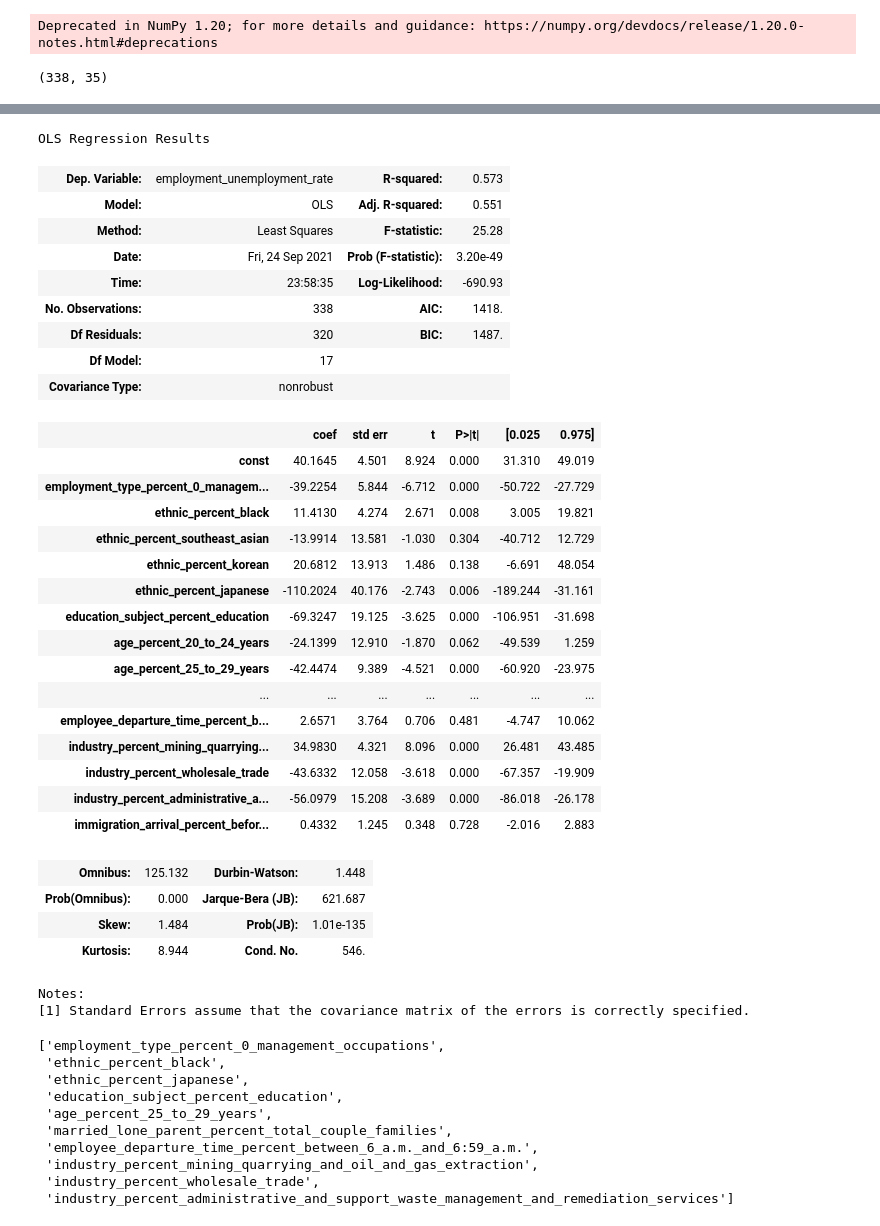
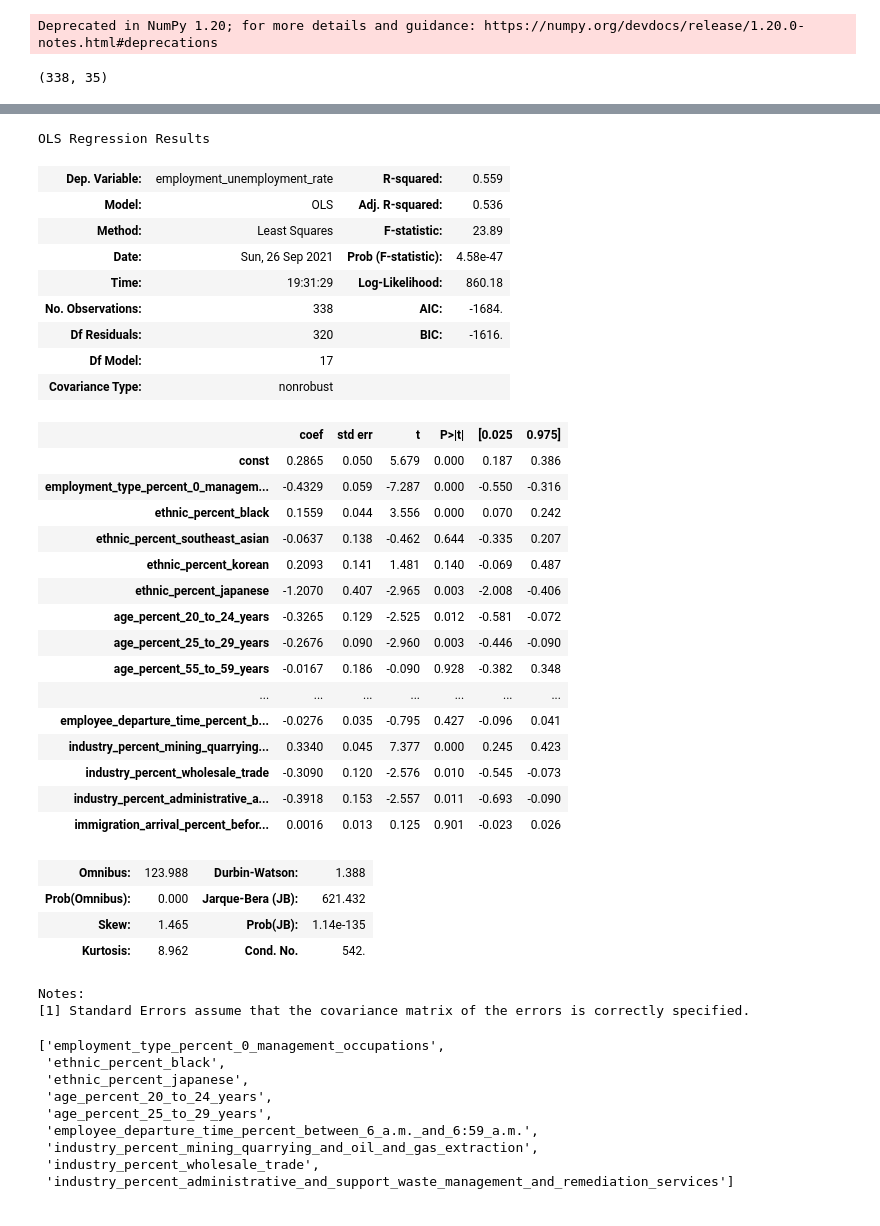
Before and after one commit to Chike-Ode/elections-research-project, a Jupyter notebook: notebooks/5.1 Clustering_Official-Copy1.ipynb, the cells around one changed output, grey strips where cells are left out. Saved outputs shown, nothing was run; the diff lists cells and outputs as text; code cells hidden in the pictures.

```diff
--- a/notebooks/5.1 Clustering_Official-Copy1.ipynb
+++ b/notebooks/5.1 Clustering_Official-Copy1.ipynb
@@ -78,7 +79,7 @@ X3=X2[X2.columns[selector.get_support()]]
 display(calc_vif(X3).sort_values('VIF').reset_index().head(50))
 X3 = sm.add_constant(X3) # adding a constant
 
-model = sm.OLS(y3, X3).fit()
+model = sm.OLS(y3/100, X3).fit()
 predictions = model.predict(X3)
 
 print_model = model.summary()
@@ -115,41 +116,40 @@ Deprecated in NumPy 1.20; for more details and guidance: https://numpy.org/devdo
 OLS Regression Results
-| Dep. Variable: | employment_unemployment_rate | R-squared: | 0.573 |
-| Model: | OLS | Adj. R-squared: | 0.551 |
-| Method: | Least Squares | F-statistic: | 25.28 |
-| Date: | Fri, 24 Sep 2021 | Prob (F-statistic): | 3.20e-49 |
-| Time: | 23:58:35 | Log-Likelihood: | -690.93 |
-| No. Observations: | 338 | AIC: | 1418. |
-| Df Residuals: | 320 | BIC: | 1487. |
+| Dep. Variable: | employment_unemployment_rate | R-squared: | 0.559 |
+| Model: | OLS | Adj. R-squared: | 0.536 |
+| Method: | Least Squares | F-statistic: | 23.89 |
+| Date: | Sun, 26 Sep 2021 | Prob (F-statistic): | 4.58e-47 |
+| Time: | 19:31:29 | Log-Likelihood: | 860.18 |
+| No. Observations: | 338 | AIC: | -1684. |
+| Df Residuals: | 320 | BIC: | -1616. |
 | Df Model: | 17 |  |  |
 | Covariance Type: | nonrobust |  |  |
 |  | coef | std err | t | P>|t| | [0.025 | 0.975] |
-| const | 40.1645 | 4.501 | 8.924 | 0.000 | 31.310 | 49.019 |
-| employment_type_percent_0_managem... | -39.2254 | 5.844 | -6.712 | 0.000 | -50.722 | -27.729 |
-| ethnic_percent_black | 11.4130 | 4.274 | 2.671 | 0.008 | 3.005 | 19.821 |
-| ethnic_percent_southeast_asian | -13.9914 | 13.581 | -1.030 | 0.304 | -40.712 | 12.729 |
-| ethnic_percent_korean | 20.6812 | 13.913 | 1.486 | 0.138 | -6.691 | 48.054 |
-| ethnic_percent_japanese | -110.2024 | 40.176 | -2.743 | 0.006 | -189.244 | -31.161 |
-| education_subject_percent_education | -69.3247 | 19.125 | -3.625 | 0.000 | -106.951 | -31.698 |
-| age_percent_20_to_24_years | -24.1399 | 12.910 | -1.870 | 0.062 | -49.539 | 1.259 |
-| age_percent_25_to_29_years | -42.4474 | 9.389 | -4.521 | 0.000 | -60.920 | -23.975 |
+| const | 0.2865 | 0.050 | 5.679 | 0.000 | 0.187 | 0.386 |
+| employment_type_percent_0_managem... | -0.4329 | 0.059 | -7.287 | 0.000 | -0.550 | -0.316 |
+| ethnic_percent_black | 0.1559 | 0.044 | 3.556 | 0.000 | 0.070 | 0.242 |
+| ethnic_percent_southeast_asian | -0.0637 | 0.138 | -0.462 | 0.644 | -0.335 | 0.207 |
+| ethnic_percent_korean | 0.2093 | 0.141 | 1.481 | 0.140 | -0.069 | 0.487 |
+| ethnic_percent_japanese | -1.2070 | 0.407 | -2.965 | 0.003 | -2.008 | -0.406 |
+| age_percent_20_to_24_years | -0.3265 | 0.129 | -2.525 | 0.012 | -0.581 | -0.072 |
+| age_percent_25_to_29_years | -0.2676 | 0.090 | -2.960 | 0.003 | -0.446 | -0.090 |
+| age_percent_55_to_59_years | -0.0167 | 0.186 | -0.090 | 0.928 | -0.382 | 0.348 |
 | ... | ... | ... | ... | ... | ... | ... |
-| employee_departure_time_percent_b... | 2.6571 | 3.764 | 0.706 | 0.481 | -4.747 | 10.062 |
-| industry_percent_mining_quarrying... | 34.9830 | 4.321 | 8.096 | 0.000 | 26.481 | 43.485 |
-| industry_percent_wholesale_trade | -43.6332 | 12.058 | -3.618 | 0.000 | -67.357 | -19.909 |
-| industry_percent_administrative_a... | -56.0979 | 15.208 | -3.689 | 0.000 | -86.018 | -26.178 |
-| immigration_arrival_percent_befor... | 0.4332 | 1.245 | 0.348 | 0.728 | -2.016 | 2.883 |
+| employee_departure_time_percent_b... | -0.0276 | 0.035 | -0.795 | 0.427 | -0.096 | 0.041 |
+| industry_percent_mining_quarrying... | 0.3340 | 0.045 | 7.377 | 0.000 | 0.245 | 0.423 |
+| industry_percent_wholesale_trade | -0.3090 | 0.120 | -2.576 | 0.010 | -0.545 | -0.073 |
+| industry_percent_administrative_a... | -0.3918 | 0.153 | -2.557 | 0.011 | -0.693 | -0.090 |
+| immigration_arrival_percent_befor... | 0.0016 | 0.013 | 0.125 | 0.901 | -0.023 | 0.026 |
-| Omnibus: | 125.132 | Durbin-Watson: | 1.448 |
-| Prob(Omnibus): | 0.000 | Jarque-Bera (JB): | 621.687 |
-| Skew: | 1.484 | Prob(JB): | 1.01e-135 |
-| Kurtosis: | 8.944 | Cond. No. | 546. |
+| Omnibus: | 123.988 | Durbin-Watson: | 1.388 |
+| Prob(Omnibus): | 0.000 | Jarque-Bera (JB): | 621.432 |
+| Skew: | 1.465 | Prob(JB): | 1.14e-135 |
+| Kurtosis: | 8.962 | Cond. No. | 542. |
 Notes:
 [1] Standard Errors assume that the covariance matrix of the errors is correctly specified.
 ['employment_type_percent_0_management_occupations',
  'ethnic_percent_black',
  'ethnic_percent_japanese',
- 'education_subject_percent_education',
+ 'age_percent_20_to_24_years',
  'age_percent_25_to_29_years',
- 'married_lone_parent_percent_total_couple_families',
  'employee_departure_time_percent_between_6_a.m._and_6:59_a.m.',
  'industry_percent_mining_quarrying_and_oil_and_gas_extraction',
  'industry_percent_wholesale_trade',
```
Also changed, not shown: parts of 31 cells of this notebook, 4 other files.
